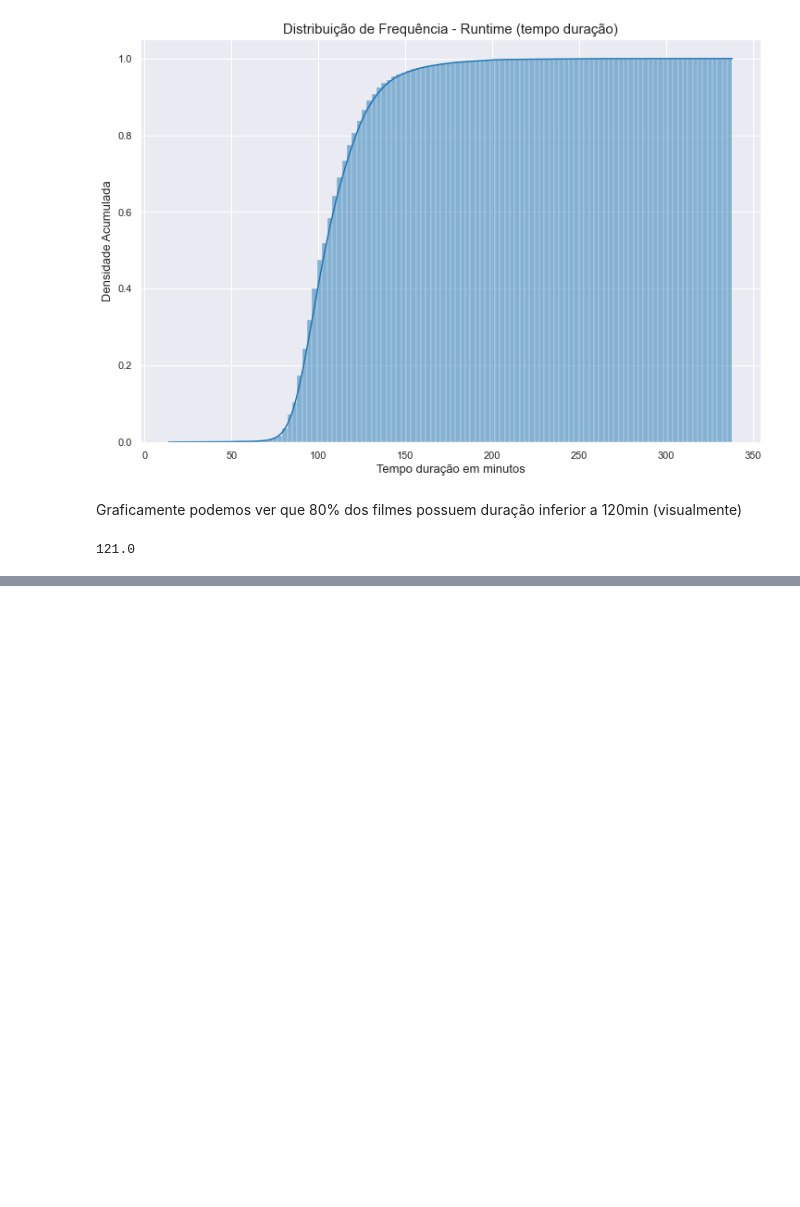
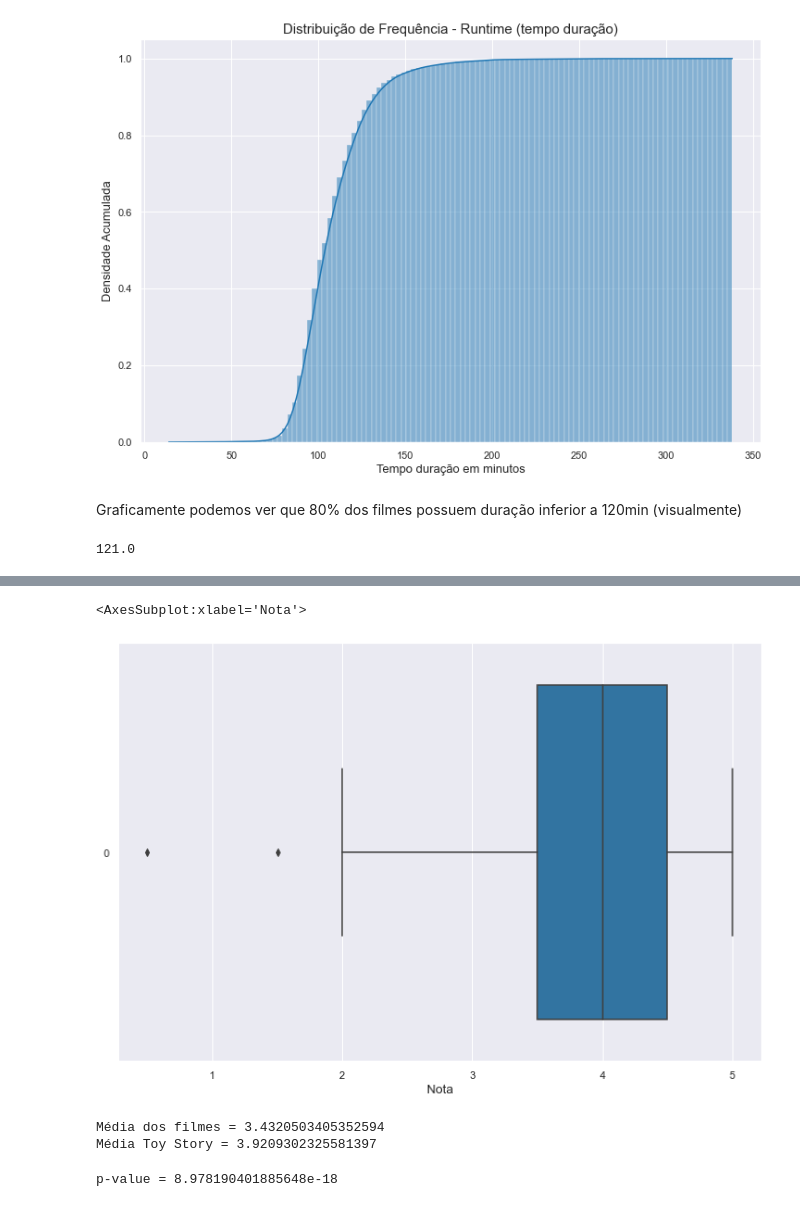
Before and after one commit to ciqueti/Testes_Estatisticos, a Jupyter notebook: Projeto.ipynb, the cells around one changed output, grey strips where cells are left out. Cells and saved outputs as stored; diff of their text form; code cells hidden in the pictures; blank space fills up the shorter version.

```diff
--- a/Projeto.ipynb
+++ b/Projeto.ipynb
@@ -251,0 +329,20 @@ Graficamente podemos ver que 80% dos filmes possuem duração inferior a 120min
+# %%
+ax = sns.boxplot(data= notas1, orient='h')
+ax.figure.set_size_inches(12,8)
+ax.set_xlabel('Nota', fontsize=13)
+ax
+# %% [output]
+<AxesSubplot:xlabel='Nota'>
+[figure, added]
+# %%
+print(f'Média dos filmes = {media_filmes_mais_de_10_notas.mean()} \nMédia Toy Story = {notas1.mean()}')
+# %% [output]
+Média dos filmes = 3.4320503405352594
+Média Toy Story = 3.9209302325581397
+# %%
+from statsmodels.stats.weightstats import ztest
+#Teste para verificar como a média toy story pode ser equivalente a media dos filmes. Resultado abaixo de 0.05 pode ser descartado a hipótese nula
+
+print(f'p-value = {ztest(notas1, value=media_filmes_mais_de_10_notas.mean())[1]} ')
+# %% [output]
+p-value = 8.978190401885648e-18
```
Also changed, not shown: parts of 13 cells of this notebook.
